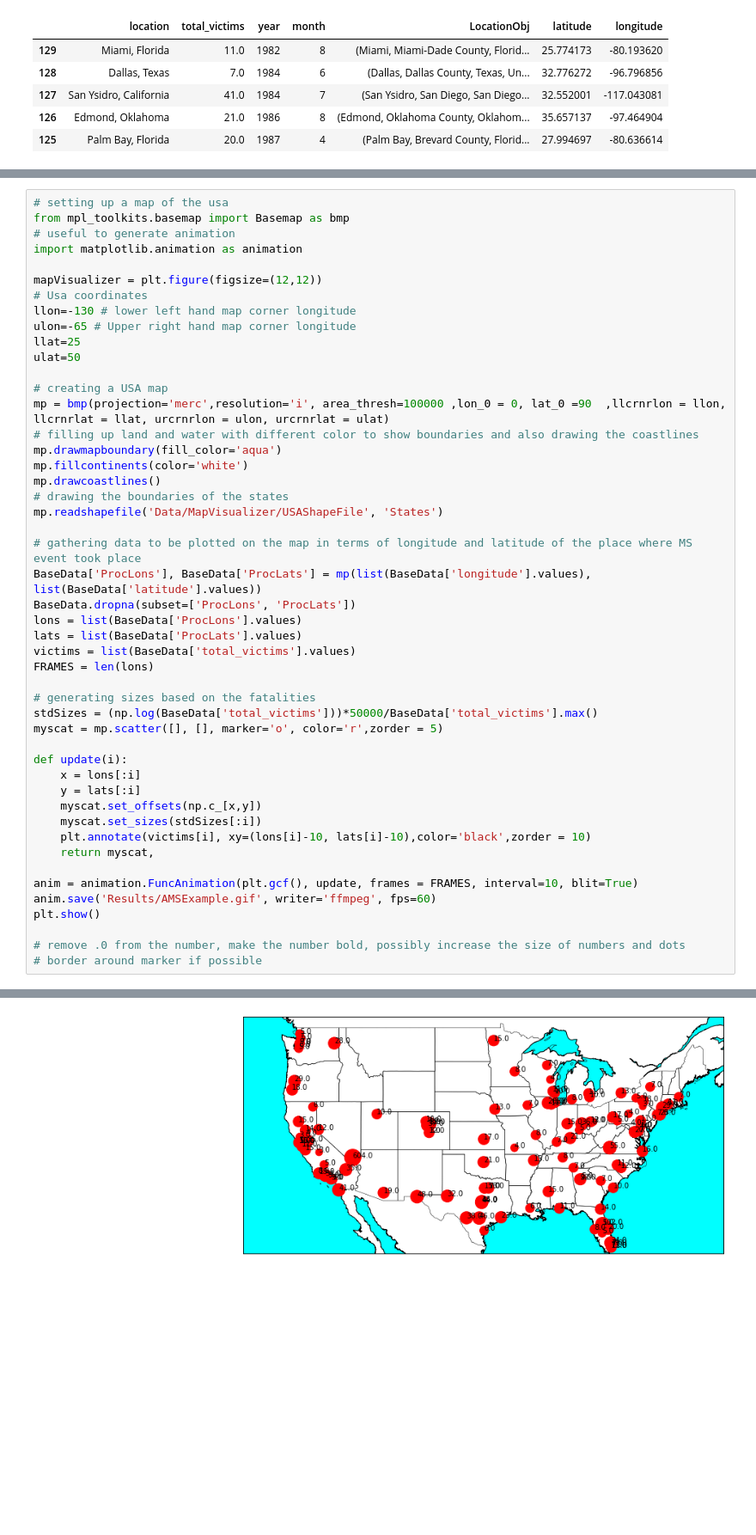
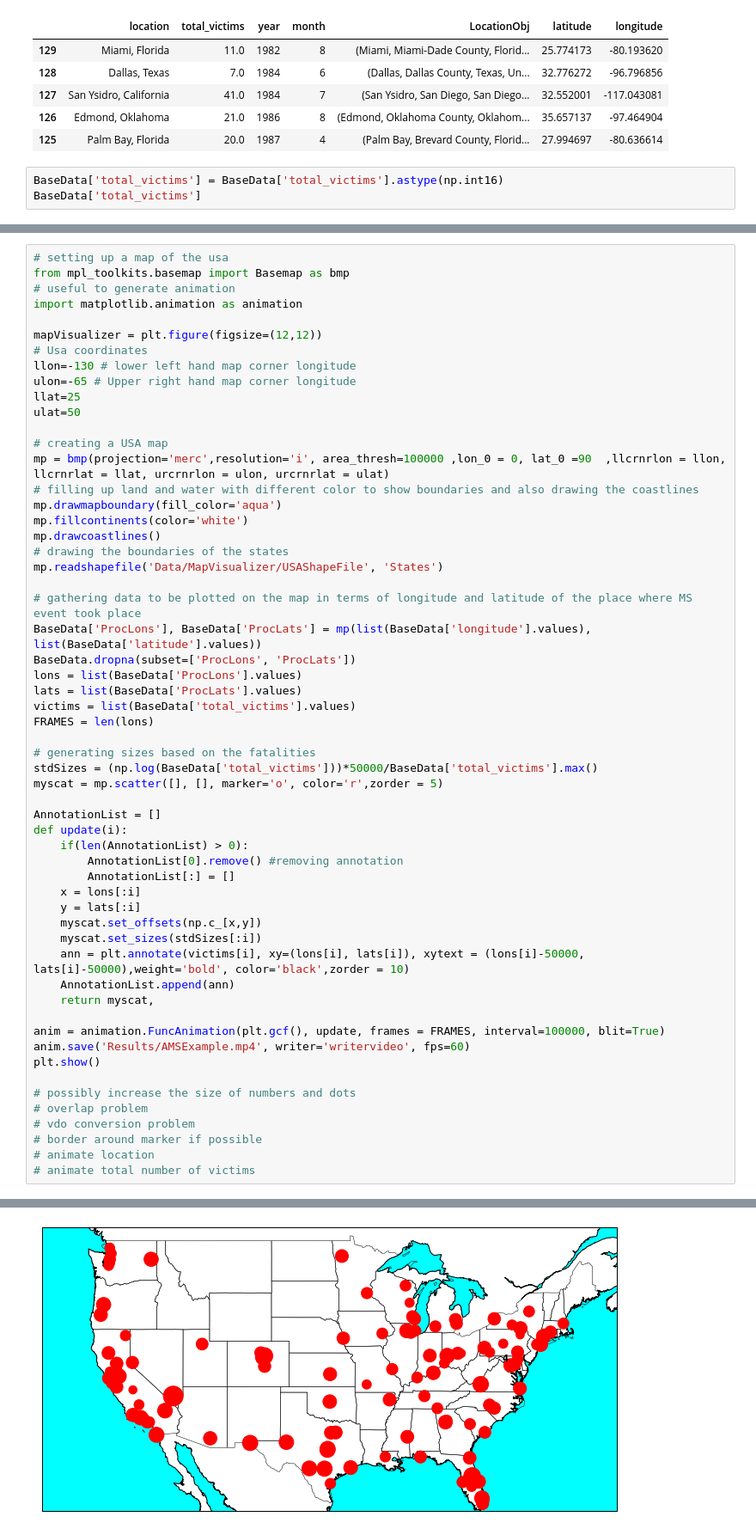
Before and after one commit to CPaladiya/IBM_AI_Professional_Course, a Jupyter notebook: AA_Map_Visualizer.ipynb, the cells around one changed output, grey strips where cells are left out. Shown at 86% size. Cells and saved outputs as stored; diff of their text form; blank space fills up the shorter version.

```diff
--- a/AA_Map_Visualizer.ipynb
+++ b/AA_Map_Visualizer.ipynb
@@ -155,3 +148,6 @@ Shape before removing NAN :  (129, 7)
 | 127 | San Ysidro, California | 41.0 | 1984 | 7 | (San Ysidro, San Diego, San Diego... | 32.552001 | -117.043081 |
 | 126 | Edmond, Oklahoma | 21.0 | 1986 | 8 | (Edmond, Oklahoma County, Oklahom... | 35.657137 | -97.464904 |
 | 125 | Palm Bay, Florida | 20.0 | 1987 | 4 | (Palm Bay, Brevard County, Florid... | 27.994697 | -80.636614 |
+# %%
+BaseData['total_victims'] = BaseData['total_victims'].astype(np.int16)
+BaseData['total_victims']
@@ -189,18 +198,27 @@ FRAMES = len(lons)
 stdSizes = (np.log(BaseData['total_victims']))*50000/BaseData['total_victims'].max()
 myscat = mp.scatter([], [], marker='o', color='r',zorder = 5)
 
+AnnotationList = []
 def update(i):
+    if(len(AnnotationList) > 0):
+        AnnotationList[0].remove() #removing annotation
+        AnnotationList[:] = []
     x = lons[:i]
     y = lats[:i]
     myscat.set_offsets(np.c_[x,y])
     myscat.set_sizes(stdSizes[:i])
-    plt.annotate(victims[i], xy=(lons[i]-10, lats[i]-10),color='black',zorder = 10)
+    ann = plt.annotate(victims[i], xy=(lons[i], lats[i]), xytext = (lons[i]-50000, lats[i]-50000),weight='bold', color='black',zorder = 10)
+    AnnotationList.append(ann)
     return myscat,
 
-anim = animation.FuncAnimation(plt.gcf(), update, frames = FRAMES, interval=10, blit=True)
-anim.save('Results/AMSExample.gif', writer='ffmpeg', fps=60)
+anim = animation.FuncAnimation(plt.gcf(), update, frames = FRAMES, interval=100000, blit=True)
+anim.save('Results/AMSExample.mp4', writer='writervideo', fps=60)
 plt.show()
 
-# remove .0 from the number, make the number bold, possibly increase the size of numbers and dots
+# possibly increase the size of numbers and dots
+# overlap problem
+# vdo conversion problem
 # border around marker if possible
+# animate location
+# animate total number of victims
 # %% [output]
@@ -208 +227 @@ MovieWriter ffmpeg unavailable; using Pillow instead.
-[figure, old version]
+[figure, new version]
```
Also changed, not shown: parts of 4 cells of this notebook, 1 other file.
